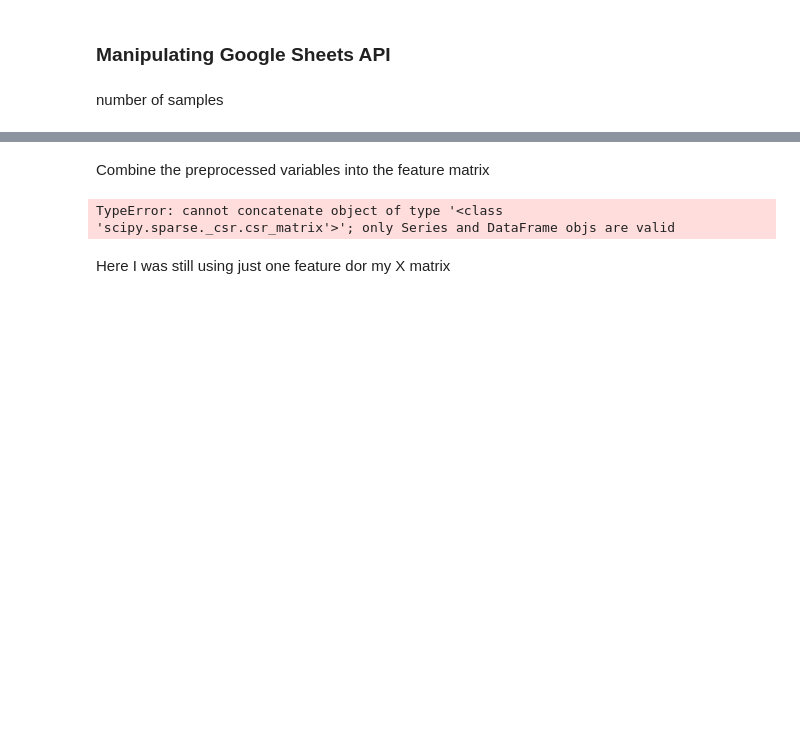
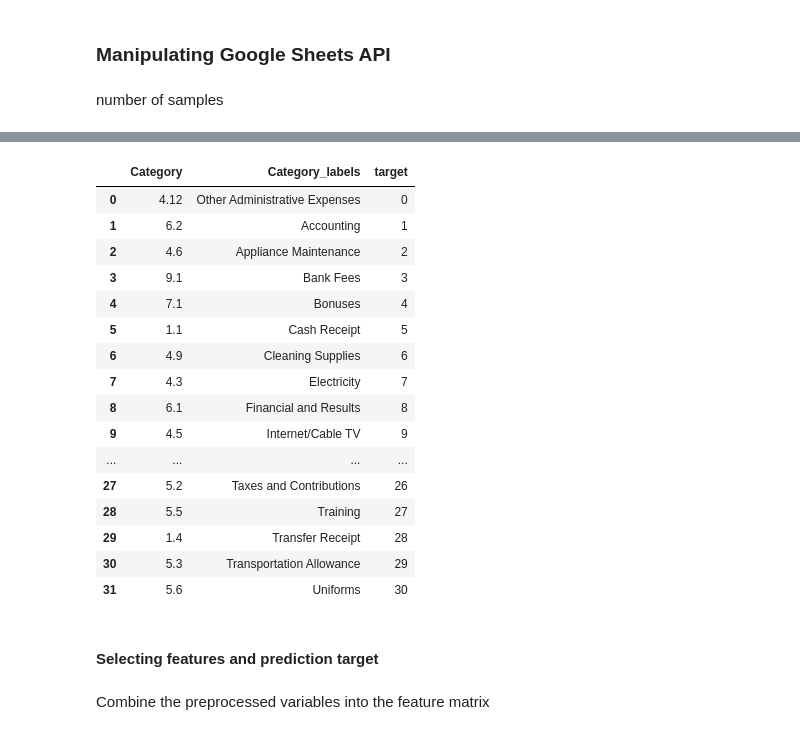
Before and after one commit to nathaliatvrs/Design_Thinking_Data_Products, a Jupyter notebook: Final_Project/codes/Nathalia_Tavares_Final_Project.ipynb, the cells around one changed output, grey strips where cells are left out. Saved outputs shown, nothing was run; the diff lists cells and outputs as text; code cells hidden in the pictures; blank space fills up the shorter version.

```diff
--- a/Final_Project/codes/Nathalia_Tavares_Final_Project.ipynb
+++ b/Final_Project/codes/Nathalia_Tavares_Final_Project.ipynb
@@ -407,0 +418,8 @@ Index(['Date', 'Transaction', 'Transaction_details', 'debit amt', 'credit amt',
+# %%
+def limpar_string(texto):
+    # Usando expressão regular para substituir caracteres não-alfabéticos por espaços em branco
+    texto_limpo = re.sub('[^a-zA-Z]', ' ', texto)
+    return texto_limpo
+# %%
+classification_dataframe['Transaction'] = classification_dataframe['Transaction'].apply(limpar_string).str.strip()
+classification_dataframe['Transaction_details'] = classification_dataframe['Transaction_details'].astype(str).apply(limpar_string).str.strip()
@@ -408 +428,8 @@ Index(['Date', 'Transaction', 'Transaction_details', 'debit amt', 'credit amt',
+# %%
+classification_dataframe['Transaction_cod'] = pd.factorize(classification_dataframe['Transaction'])[0]
+classification_dataframe['Transaction_details_cod'] = pd.factorize(classification_dataframe['Transaction_details'])[0]
+classification_dataframe['Origin_cod'] = pd.factorize(classification_dataframe['Origin'])[0]
+classification_dataframe['debit amt_cod'] = classification_dataframe['debit amt'].str.strip().apply(lambda x: 1 if x!='' else 0)
+classification_dataframe['credit amt_cod'] = classification_dataframe['credit amt'].str.strip().apply(lambda x: 1 if x!='' else 0)
+classification_dataframe['target'] = pd.factorize(classification_dataframe['Category'])[0]
 # %%
@@ -436,0 +443,2 @@ X_descriptions= vectorizer.fit_transform(X[['Transaction','Transaction_details']
+# %%
+classification_dataframe= classification_dataframe.dropna()
@@ -436,0 +467,22 @@ X_descriptions= vectorizer.fit_transform(X[['Transaction','Transaction_details']
+# %%
+classification_dataframe[['Category','Category_labels','target']].drop_duplicates().reset_index(drop=True)
+# %% [output]
+|  | Category | Category_labels | target |
+| 0 | 4.12 | Other Administrative Expenses | 0 |
+| 1 | 6.2 | Accounting | 1 |
+| 2 | 4.6 | Appliance Maintenance | 2 |
+| 3 | 9.1 | Bank Fees | 3 |
+| 4 | 7.1 | Bonuses | 4 |
+| 5 | 1.1 | Cash Receipt | 5 |
+| 6 | 4.9 | Cleaning Supplies | 6 |
+| 7 | 4.3 | Electricity | 7 |
+| 8 | 6.1 | Financial and Results | 8 |
+| 9 | 4.5 | Internet/Cable TV | 9 |
+| ... | ... | ... | ... |
+| 27 | 5.2 | Taxes and Contributions | 26 |
+| 28 | 5.5 | Training | 27 |
+| 29 | 1.4 | Transfer Receipt | 28 |
+| 30 | 5.3 | Transportation Allowance | 29 |
+| 31 | 5.6 | Uniforms | 30 |
+# %% [markdown]
+#### Selecting features and prediction target
@@ -437,10 +494,4 @@ X_descriptions= vectorizer.fit_transform(X[['Transaction','Transaction_details']
 # %% [markdown]
 Combine the preprocessed variables into the feature matrix
-# %%
-X_combined = pd.concat([X_descriptions, one_hot_encoded_debit, one_hot_encoded_transaction_credit], axis=1)
-# %% [output]
-TypeError: cannot concatenate object of type '<class 'scipy.sparse._csr.csr_matrix'>'; only Series and DataFrame objs are valid
-# %% [markdown]
-Here I was still using just one feature dor my X matrix
 # %%
 vectorizer = TfidfVectorizer()
```
Also changed, not shown: parts of 63 cells of this notebook.
